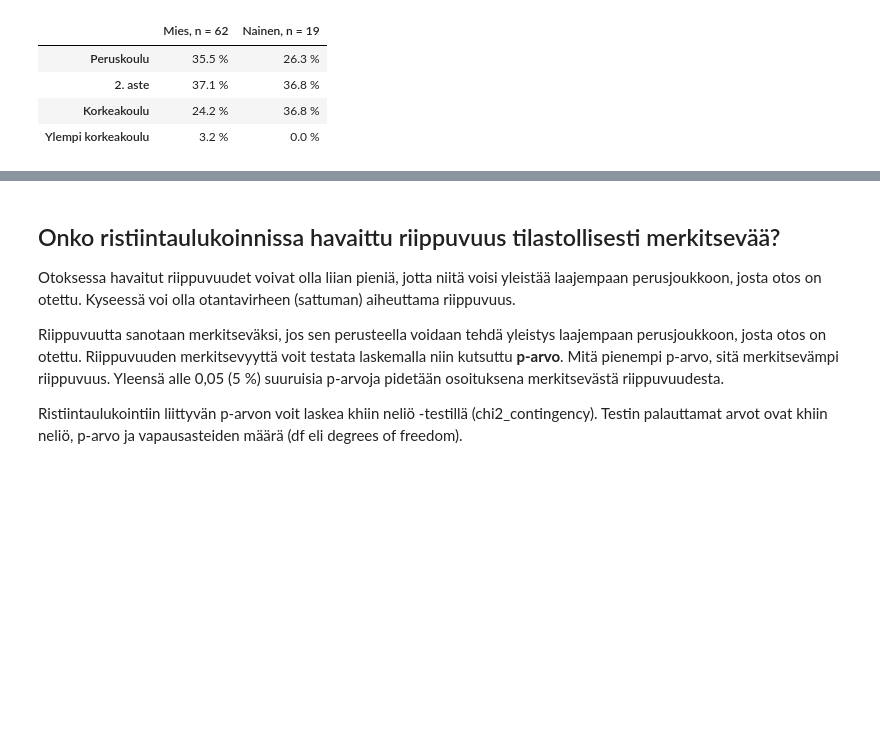
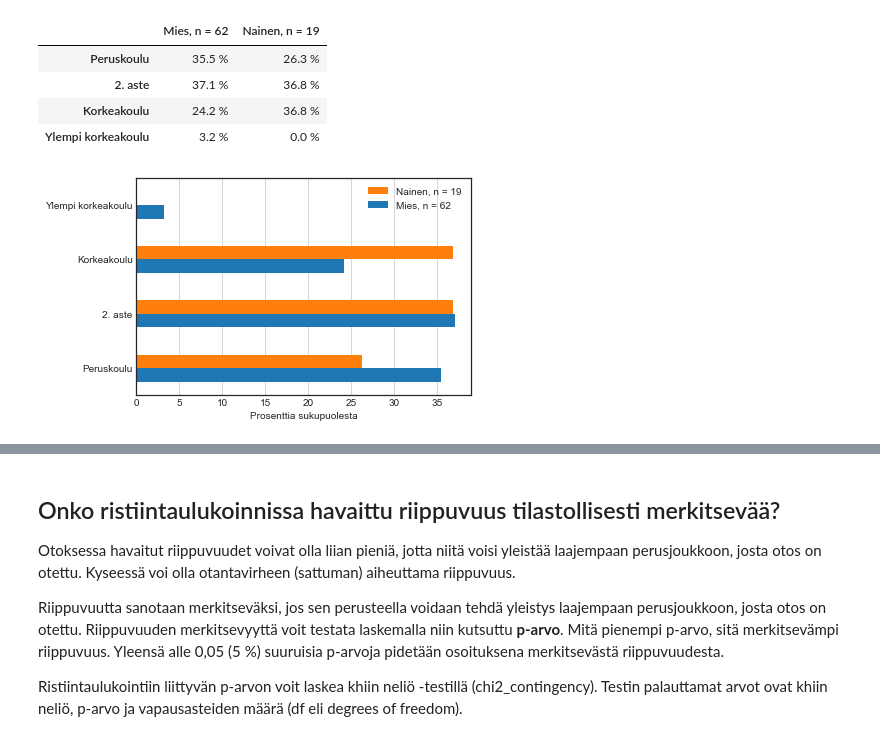
Before and after one commit to taanila/selittava, a Jupyter notebook: ristiintaulukointi.ipynb, the cells around one changed output, grey strips where cells are left out. Drawn from its saved outputs; the diff is of its cells as text; code cells hidden in the pictures; blank space fills up the shorter version.

```diff
--- a/ristiintaulukointi.ipynb
+++ b/ristiintaulukointi.ipynb
@@ -94,6 +81,17 @@ df2.style.format('{:.1f} %')
 | 2. aste | 37.1 % | 36.8 % |
 | Korkeakoulu | 24.2 % | 36.8 % |
 | Ylempi korkeakoulu | 3.2 % | 0.0 % |
+# %%
+# Edellinen pylväinä; legend='reverse' kääntää selitteen järjestyksen
+df3.plot.barh(legend='reverse')
+
+# x-akselin otsikko
+plt.xlabel('Prosenttia sukupuolesta')
+
+# Pystysuuntainen taustaviivoitus
+plt.grid(axis='x')
+# %% [output]
+[figure, added]
 # %%
 # Edellinen 100 % pinottuina vaakapylväinä
 # T vaihtaa taulukon rivit ja sarakkeet (kaavion arvosarjat ja kategoriat) päittäin
```
Also changed, not shown: parts of 8 cells of this notebook.
